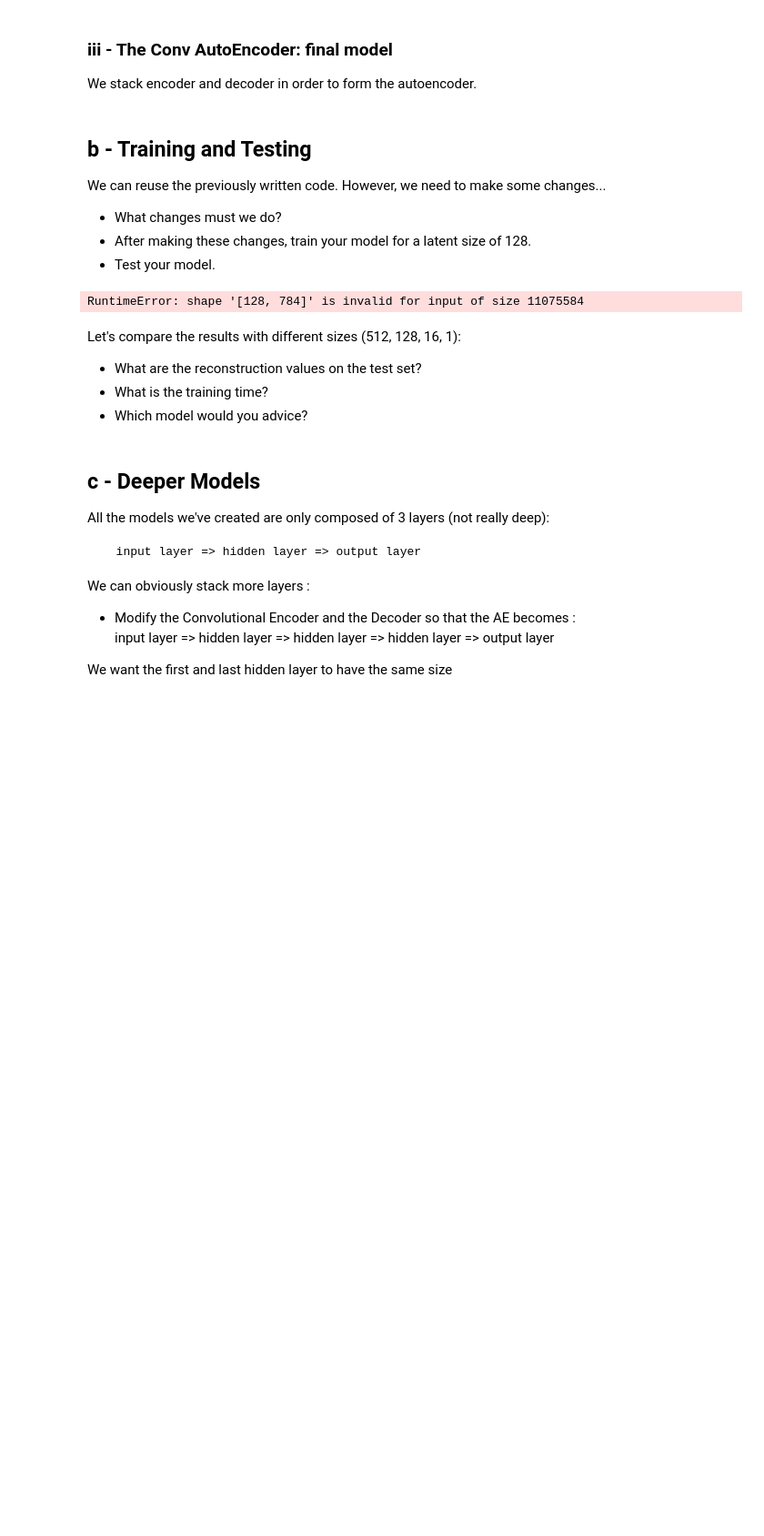
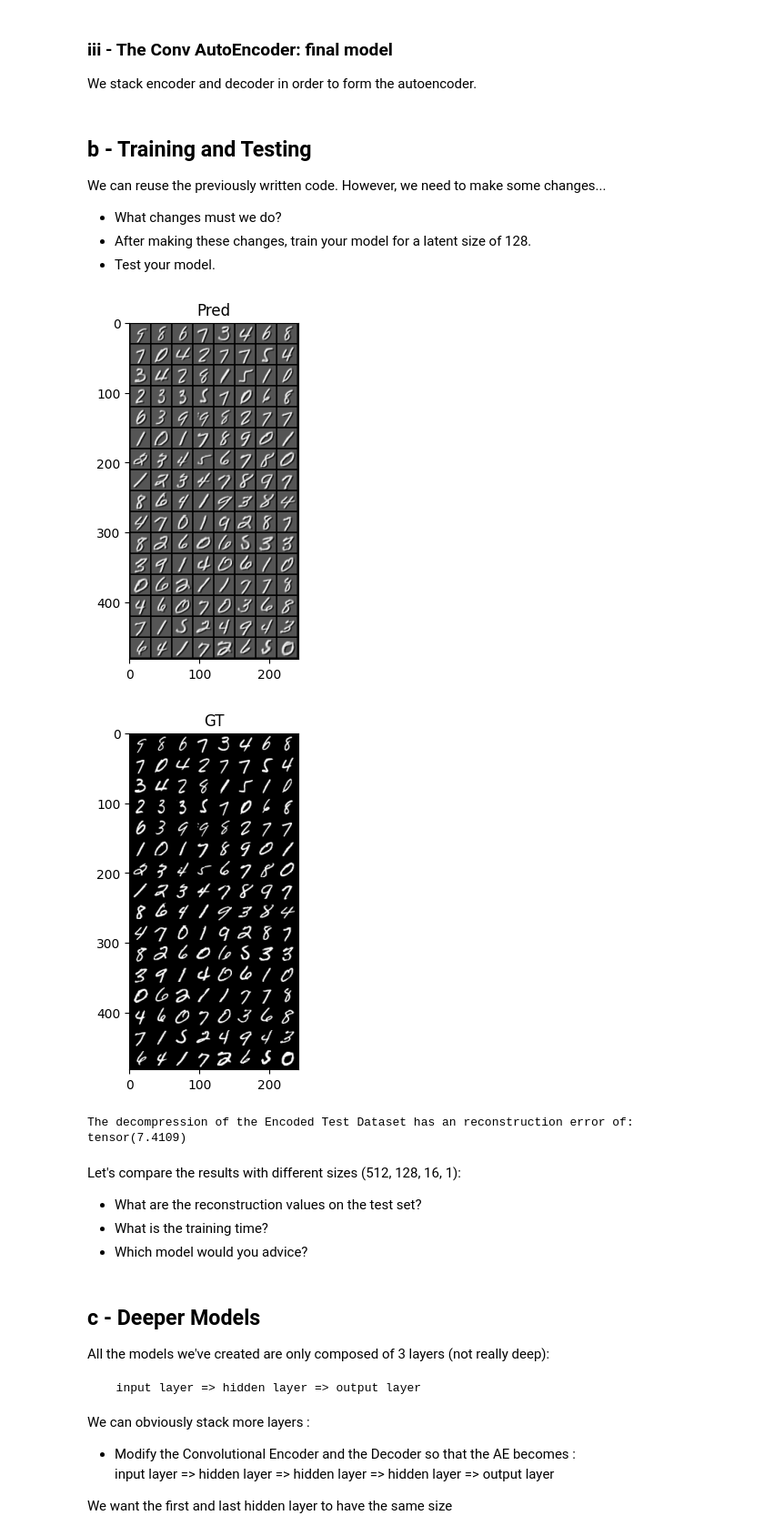
Before and after one commit to Mowibox/SignalLab, a Jupyter notebook: TP2_LONGEOT-THIONGANE-PETIT_AE.ipynb, the cells around one changed output. Shown at 91% size. Drawn from its saved outputs; the diff is of its cells as text; code cells hidden in the pictures; blank space fills up the shorter version.

```diff
--- a/TP2_LONGEOT-THIONGANE-PETIT_AE.ipynb
+++ b/TP2_LONGEOT-THIONGANE-PETIT_AE.ipynb
@@ -926,8 +926,8 @@ class AutoEncoder_Conv(nn.Module):
         self.input_size = input_size
         self.latent_size = latent_size
         self.output = output
-        self.encoder = Encoder(input_size, latent_size)
-        self.decoder = Decoder(latent_size, input_size, output)
+        self.encoder = Encoder(1, 1)
+        self.decoder = Decoder(1, 1)
 
     def forward(self,x):
         output = self.decoder(self.encoder((x)))
@@ -943,59 +943,59 @@ We can reuse the previously written code. However, we need to make some changes.
 * Test your model.
 # %%
 # TODO : Change your model
-model = AutoEncoder_Conv(input_size =1,
-                         latent_size = 128)
+model = AutoEncoder_Conv(input_size =28*28,
+                         latent_size = 512)
 
 # TODO : Reload your HyperParameters
 
 device = 'cuda' if torch.cuda.is_available() else 'cpu'
 net = model.to(device)
 criterion = nn.MSELoss()
 learning_rate = 0.001
 optimizer = torch.optim.Adam(model.parameters(), lr = learning_rate)
 num_epochs = 2
 
 # TODO : Rewrite your Training and Validation Loop
-# Training loop
 for epoch in range(num_epochs):
     running_loss_t, running_loss_v = 0.0, 0.0
-    net.train()  # Set the model to training mode
+    net.train()
     for i, data in enumerate(train_loader, 0):
         image, label = data
-        image_reshaped = image.view(image.shape[0], -1).to(device)
         optimizer.zero_grad()
-        outputs = net(image_reshaped.view(-1, 1, 28, 28))
-        loss = criterion(image_reshaped, outputs.view_as(image_reshaped))
+        outputs = net(image)
+        loss = criterion(image, outputs)
         loss.backward()
         optimizer.step()
-        running_loss_t += loss.item()
 
     net.eval()  # Set the model to evaluation mode
     with torch.no_grad():
         for i, data in enumerate(val_loader, 0):
-            image, label = data[0].view(data[0].shape[0], -1).to(device), data[1]
+            image, label = data[0].to(device), data[1]
             outputs = net(image)
-            loss = criterion(image, outputs.view_as(image))
-            running_loss_v += loss.item()
+            loss = criterion(image, outputs)
+            optimizer.zero_grad()
 
-    # Print average loss for epoch
-    print(f"Epoch {epoch+1}, Training Loss: {running_loss_t/len(train_loader)}, Validation Loss: {running_loss_v/len(val_loader)}")
 
 # Testing loop
 net.eval()
-test_loss = 0
+running_loss = 0
 with torch.no_grad():
     for i, data in enumerate(test_loader, 0):
-        image, label = data
-        image_reshaped = image.view(image.shape[0], -1).to(device)
-        outputs = net(image_reshaped)
-        test_loss += criterion(image_reshaped, outputs.view_as(image_reshaped)).item()
+        image, label = data[0].to(device), data[1]
+        outputs = net(image.to(device))
+        loss = criterion(image, outputs)
+        losses += loss
 
-# Calculate average test loss
-test_loss /= len(test_loader)
-print("Average Test Loss:", test_loss)
+
+# Plot the last batch
+imshow(torchvision.utils.make_grid(outputs.detach().cpu()),'Pred')
+imshow(torchvision.utils.make_grid(data[0]),'GT')
+
+print( 'The decompression of the Encoded Test Dataset has an reconstruction error of: ', losses)
 # %% [output]
+[figure, added]
+[figure, added]
-RuntimeError: shape '[128, 784]' is invalid for input of size 11075584
+The decompression of the Encoded Test Dataset has an reconstruction error of:  tensor(7.4109)
 # %% [markdown]
 Let's compare the results with different sizes (512, 128, 16, 1):
 * What are the reconstruction values on the test set?
```
Also changed, not shown: parts of 8 cells of this notebook.
